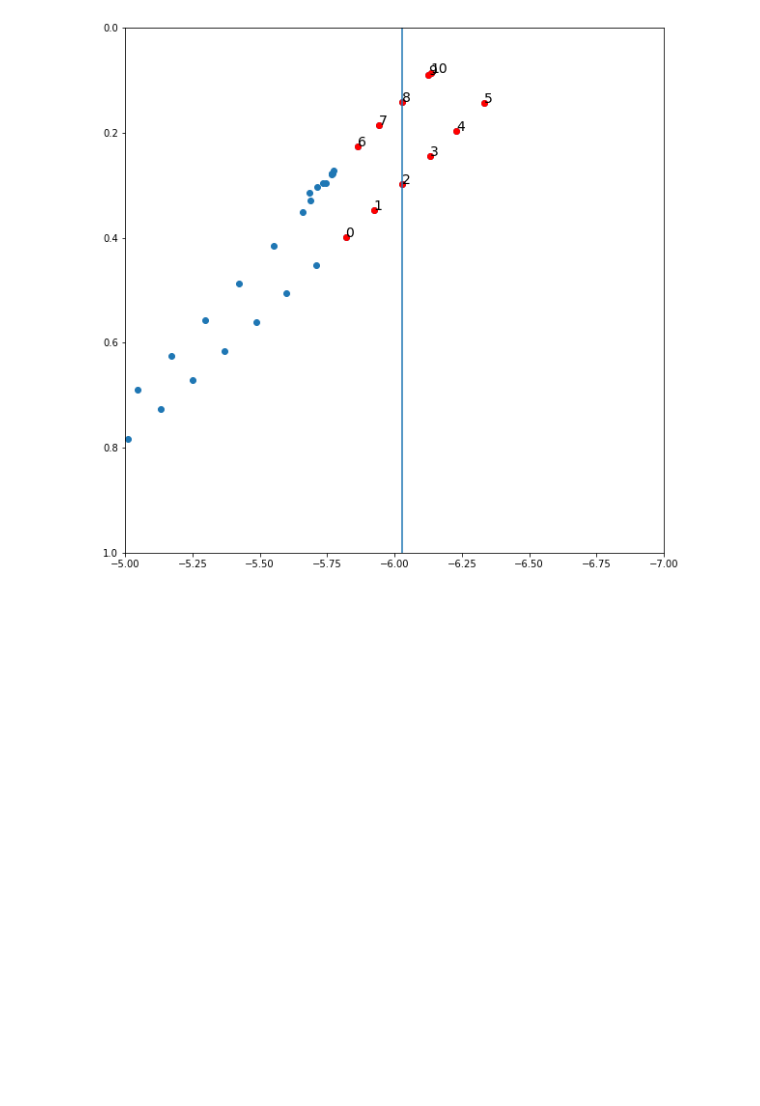
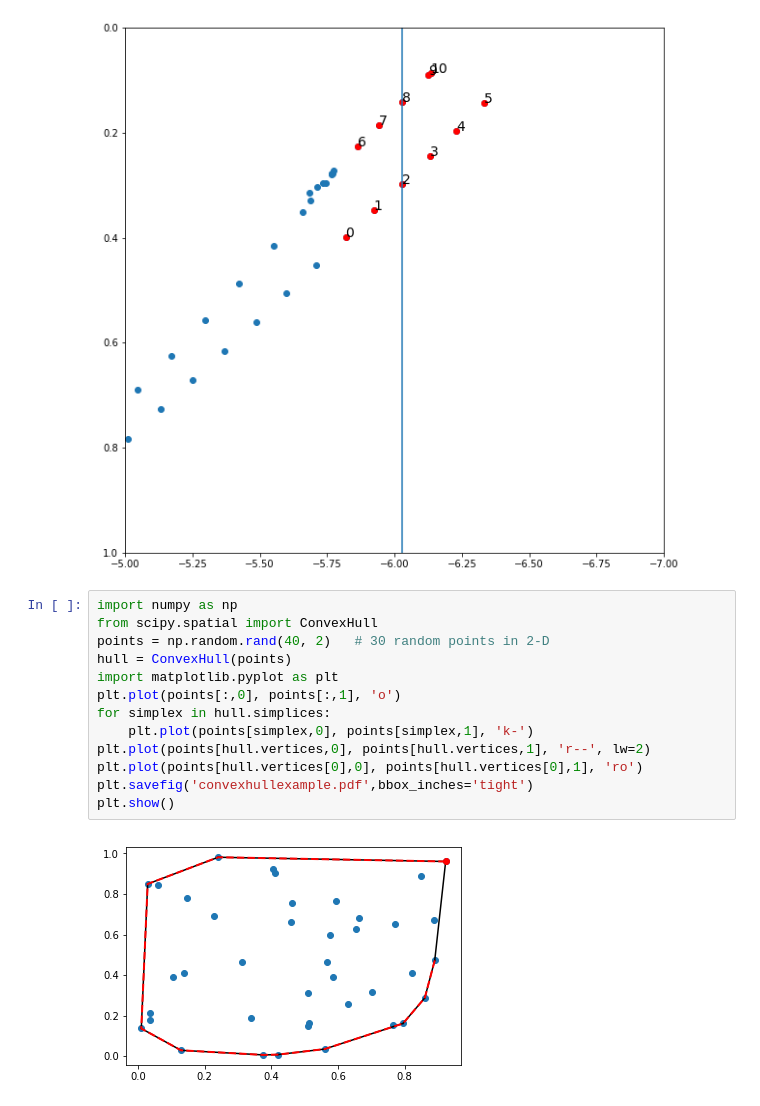
Before and after one commit to JoshuaPovick/depLMC_Structure, a Jupyter notebook: Calculate_Stellar_Field_Mass.ipynb, the cells around one changed output. Saved outputs shown, nothing was run; the diff lists cells and outputs as text; blank space fills up the shorter version.

```diff
--- a/Calculate_Stellar_Field_Mass.ipynb
+++ b/Calculate_Stellar_Field_Mass.ipynb
@@ -182,3 +187,18 @@ plt.show()
 [figure]
 [figure]
 [figure]
+# %%
+import numpy as np
+from scipy.spatial import ConvexHull
+points = np.random.rand(40, 2)   # 30 random points in 2-D
+hull = ConvexHull(points)
+import matplotlib.pyplot as plt
+plt.plot(points[:,0], points[:,1], 'o')
+for simplex in hull.simplices:
+    plt.plot(points[simplex,0], points[simplex,1], 'k-')
+plt.plot(points[hull.vertices,0], points[hull.vertices,1], 'r--', lw=2)
+plt.plot(points[hull.vertices[0],0], points[hull.vertices[0],1], 'ro')
+plt.savefig('convexhullexample.pdf',bbox_inches='tight')
+plt.show()
+# %% [output]
+[figure, added]
```
Also changed, not shown: parts of 8 cells of this notebook, 8 other files.
